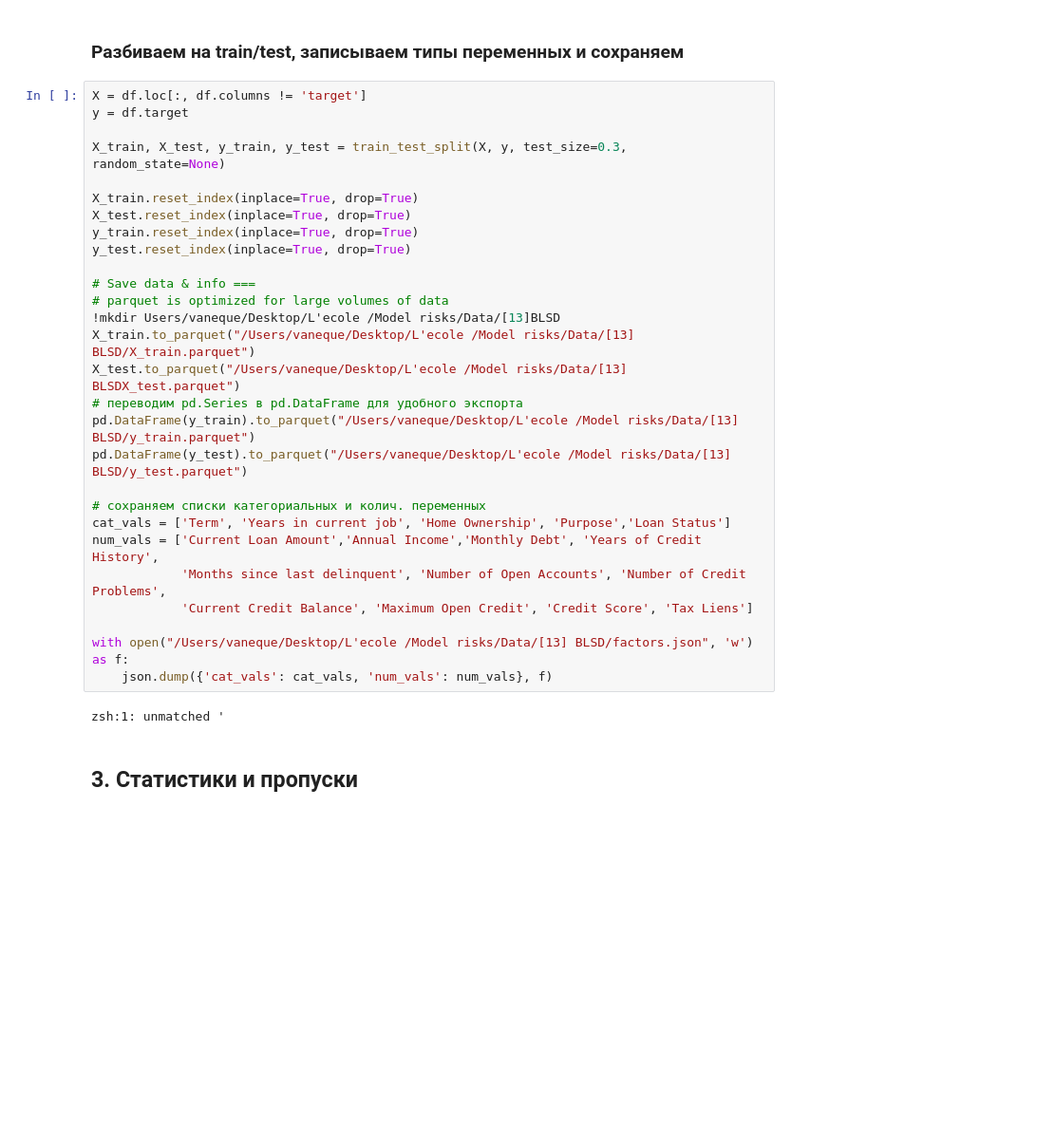
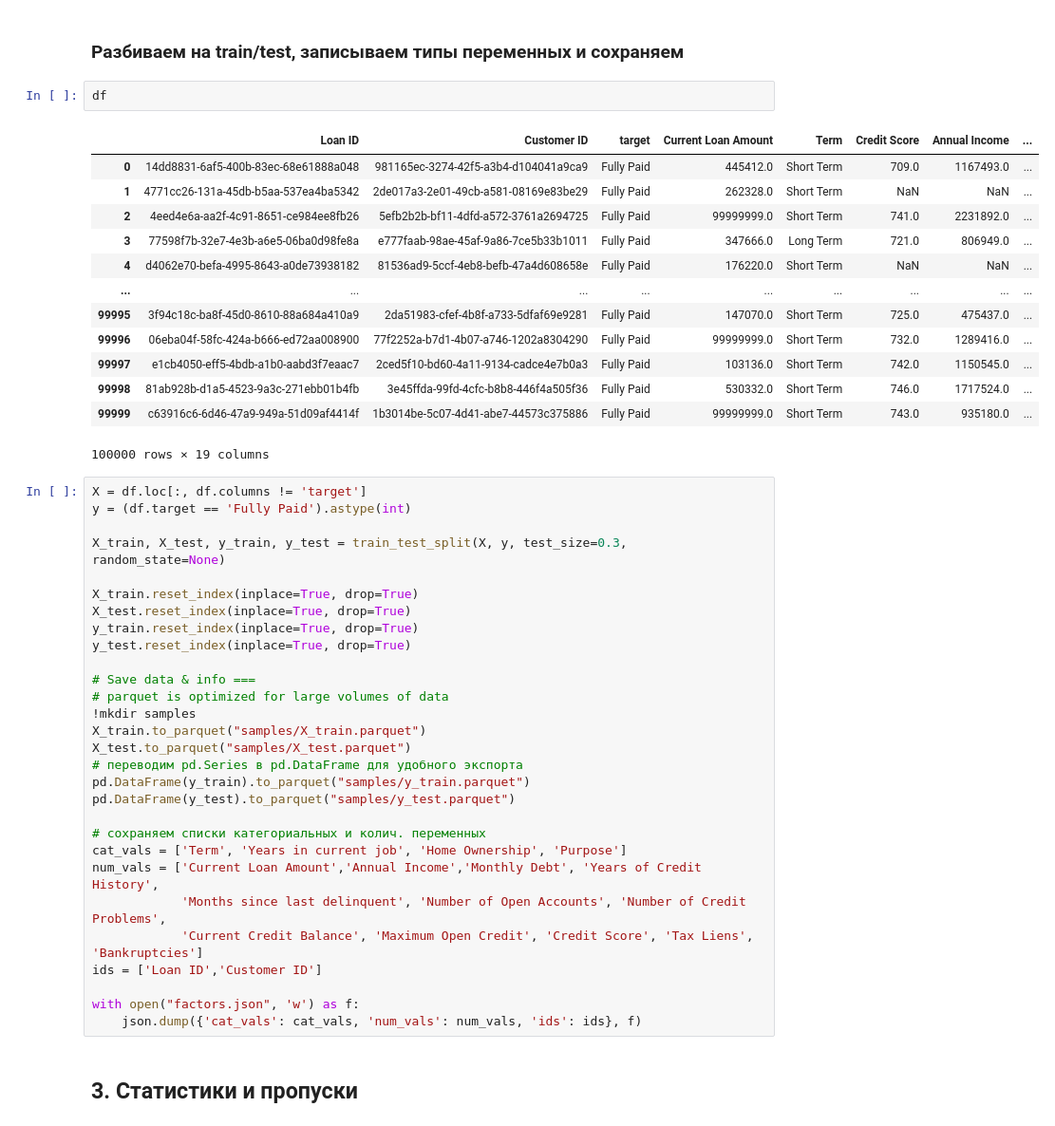
Before and after one commit to uasek/credit_scoring_project, a Jupyter notebook: datasets/13_BLSD/BLSD.ipynb, the cells around one changed output. Shown at 95% size. Drawn from its saved outputs; the diff is of its cells as text; blank space fills up the shorter version.

Commit message:
13_BLSD revised and adjusted

```diff
--- a/datasets/13_BLSD/BLSD.ipynb
+++ b/datasets/13_BLSD/BLSD.ipynb
@@ -154,9 +248,25 @@ df = df[:-514]
 Присутствует значительное число катеогриальных факторов, придется применять преобразования.
 # %% [markdown]
 ### Разбиваем на train/test, записываем типы переменных и сохраняем
+# %%
+df
+# %% [output]
+|  | Loan ID | Customer ID | target | Current Loan Amount | Term | Credit Score | Annual Income | ... |
+| 0 | 14dd8831-6af5-400b-83ec-68e61888a048 | 981165ec-3274-42f5-a3b4-d104041a9ca9 | Fully Paid | 445412.0 | Short Term | 709.0 | 1167493.0 | ... |
+| 1 | 4771cc26-131a-45db-b5aa-537ea4ba5342 | 2de017a3-2e01-49cb-a581-08169e83be29 | Fully Paid | 262328.0 | Short Term | NaN | NaN | ... |
+| 2 | 4eed4e6a-aa2f-4c91-8651-ce984ee8fb26 | 5efb2b2b-bf11-4dfd-a572-3761a2694725 | Fully Paid | 99999999.0 | Short Term | 741.0 | 2231892.0 | ... |
+| 3 | 77598f7b-32e7-4e3b-a6e5-06ba0d98fe8a | e777faab-98ae-45af-9a86-7ce5b33b1011 | Fully Paid | 347666.0 | Long Term | 721.0 | 806949.0 | ... |
+| 4 | d4062e70-befa-4995-8643-a0de73938182 | 81536ad9-5ccf-4eb8-befb-47a4d608658e | Fully Paid | 176220.0 | Short Term | NaN | NaN | ... |
+| ... | ... | ... | ... | ... | ... | ... | ... | ... |
+| 99995 | 3f94c18c-ba8f-45d0-8610-88a684a410a9 | 2da51983-cfef-4b8f-a733-5dfaf69e9281 | Fully Paid | 147070.0 | Short Term | 725.0 | 475437.0 | ... |
+| 99996 | 06eba04f-58fc-424a-b666-ed72aa008900 | 77f2252a-b7d1-4b07-a746-1202a8304290 | Fully Paid | 99999999.0 | Short Term | 732.0 | 1289416.0 | ... |
+| 99997 | e1cb4050-eff5-4bdb-a1b0-aabd3f7eaac7 | 2ced5f10-bd60-4a11-9134-cadce4e7b0a3 | Fully Paid | 103136.0 | Short Term | 742.0 | 1150545.0 | ... |
+| 99998 | 81ab928b-d1a5-4523-9a3c-271ebb01b4fb | 3e45ffda-99fd-4cfc-b8b8-446f4a505f36 | Fully Paid | 530332.0 | Short Term | 746.0 | 1717524.0 | ... |
+| 99999 | c63916c6-6d46-47a9-949a-51d09af4414f | 1b3014be-5c07-4d41-abe7-44573c375886 | Fully Paid | 99999999.0 | Short Term | 743.0 | 935180.0 | ... |
+100000 rows × 19 columns
 # %%
 X = df.loc[:, df.columns != 'target']
-y = df.target
+y = (df.target == 'Fully Paid').astype(int)
 
 X_train, X_test, y_train, y_test = train_test_split(X, y, test_size=0.3, random_state=None)
 
@@ -167,23 +277,22 @@ y_test.reset_index(inplace=True, drop=True)
 
 # Save data & info ===
 # parquet is optimized for large volumes of data
-!mkdir Users/vaneque/Desktop/L'ecole /Model risks/Data/[13]BLSD
-X_train.to_parquet("/Users/vaneque/Desktop/L'ecole /Model risks/Data/[13] BLSD/X_train.parquet")
-X_test.to_parquet("/Users/vaneque/Desktop/L'ecole /Model risks/Data/[13] BLSDX_test.parquet")
+!mkdir samples
+X_train.to_parquet("samples/X_train.parquet")
+X_test.to_parquet("samples/X_test.parquet")
 # переводим pd.Series в pd.DataFrame для удобного экспорта
-pd.DataFrame(y_train).to_parquet("/Users/vaneque/Desktop/L'ecole /Model risks/Data/[13] BLSD/y_train.parquet")
-pd.DataFrame(y_test).to_parquet("/Users/vaneque/Desktop/L'ecole /Model risks/Data/[13] BLSD/y_test.parquet")
+pd.DataFrame(y_train).to_parquet("samples/y_train.parquet")
+pd.DataFrame(y_test).to_parquet("samples/y_test.parquet")
 
 # сохраняем списки категориальных и колич. переменных
-cat_vals = ['Term', 'Years in current job', 'Home Ownership', 'Purpose','Loan Status']
+cat_vals = ['Term', 'Years in current job', 'Home Ownership', 'Purpose']
 num_vals = ['Current Loan Amount','Annual Income','Monthly Debt', 'Years of Credit History',
             'Months since last delinquent', 'Number of Open Accounts', 'Number of Credit Problems',
-            'Current Credit Balance', 'Maximum Open Credit', 'Credit Score', 'Tax Liens']
+            'Current Credit Balance', 'Maximum Open Credit', 'Credit Score', 'Tax Liens', 'Bankruptcies']
+ids = ['Loan ID','Customer ID']
 
-with open("/Users/vaneque/Desktop/L'ecole /Model risks/Data/[13] BLSD/factors.json", 'w') as f:
-    json.dump({'cat_vals': cat_vals, 'num_vals': num_vals}, f)
+with open("factors.json", 'w') as f:
+    json.dump({'cat_vals': cat_vals, 'num_vals': num_vals, 'ids': ids}, f)
-# %% [output]
-zsh:1: unmatched '
 # %% [markdown]
 ## 3. Статистики и пропуски
 # %% [markdown]
```
Also changed, not shown: parts of 13 cells of this notebook, 1 other file.
